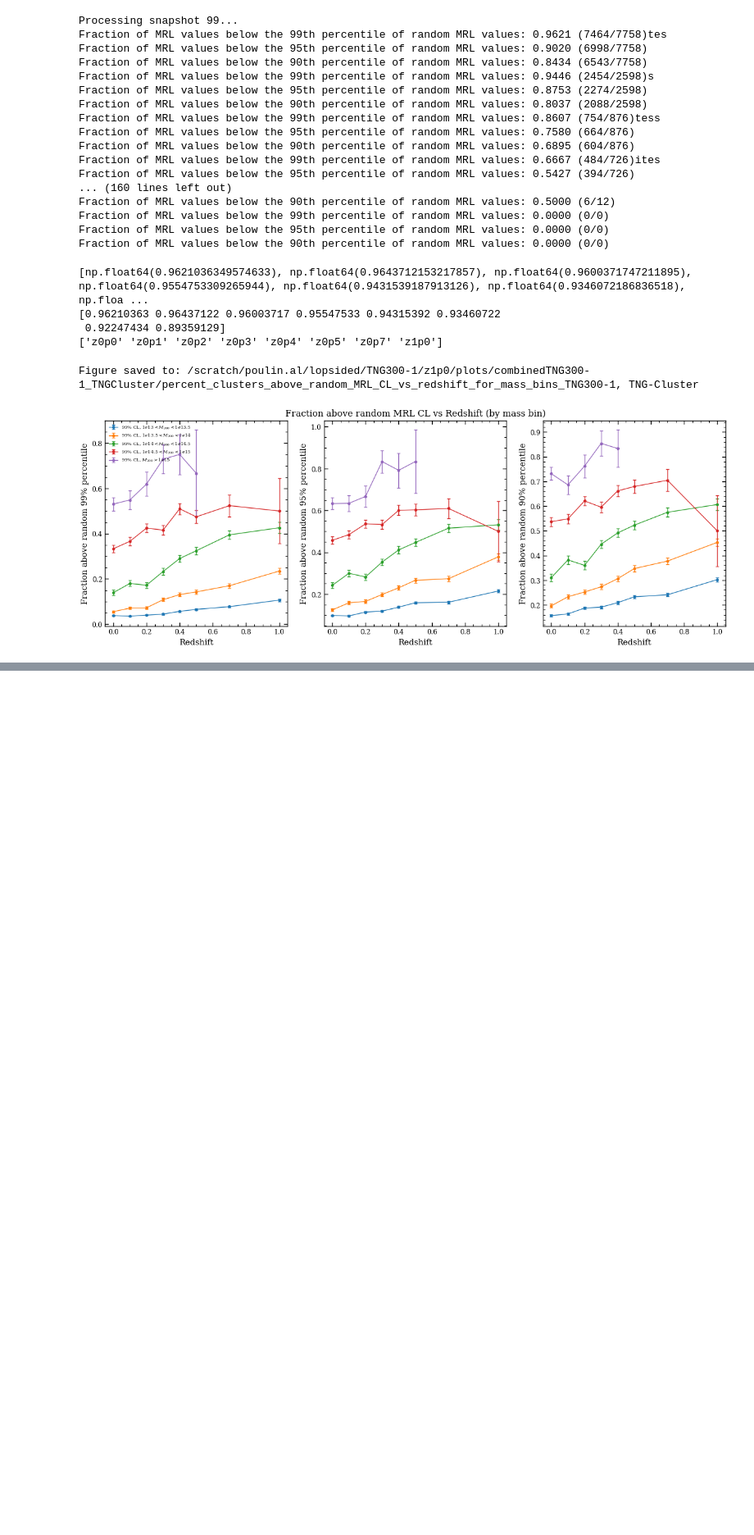
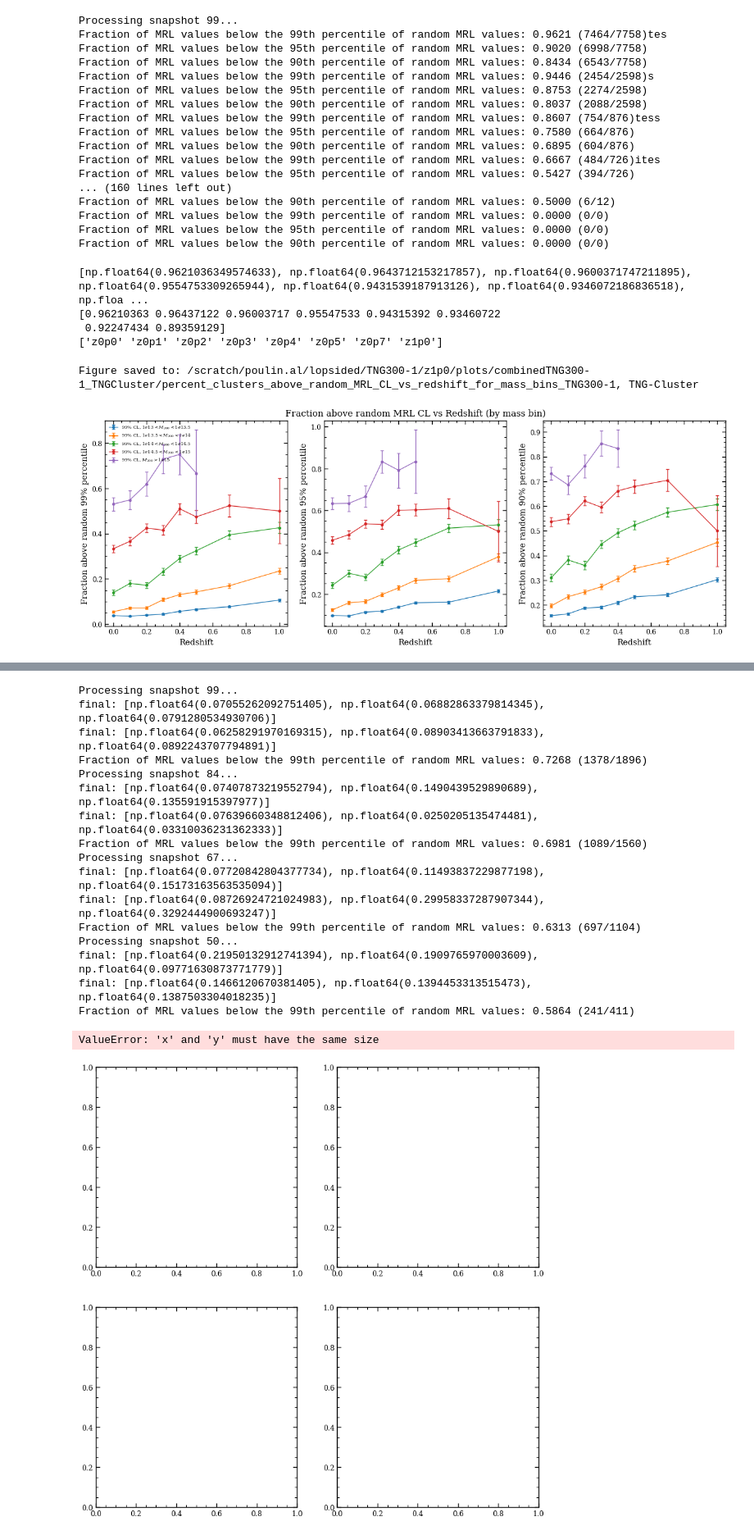
Before and after one commit to poulinal/sat-lopsidedness, a Jupyter notebook: src/myproject/redshiftGalaxyGroup-combine300Cluster.ipynb, the cells around one changed output, grey strips where cells are left out. Shown at 82% size. Saved outputs shown, nothing was run; the diff lists cells and outputs as text; code cells hidden in the pictures; blank space fills up the shorter version.

```diff
--- a/src/myproject/redshiftGalaxyGroup-combine300Cluster.ipynb
+++ b/src/myproject/redshiftGalaxyGroup-combine300Cluster.ipynb
@@ -1143,0 +1370,66 @@ Figure saved to: /scratch/poulin.al/lopsided/TNG-Cluster/z1p0/plots/median_mass_
+# %%
+# make four panel plot with the following for MRL distribution at 99% CL:
+# - top left: z=0 MRL distribution for the full sample
+# - top right: z=0.2
+# - bottom left: z=0.5
+# - bottom right: z=1.0
+
+MRL_values_list_redshift, MRL_bin_centers_list_redshift, MRL_errors_list_redshift = [], [], []
+for snapshot in SnapshotEnum.getAllSnapshots():
+    if snapshot[0] < 45:
+        continue #too high redshift
+    if snapshot[0] not in [99, 84, 67, 50]: #only do the 4 redshifts we want to plot
+        continue #skip other redshifts
+    print(f"Processing snapshot {snapshot[0]}...")
+    galaxyAnalysisSnapshot = listRedshiftGalaxyAnalysis.getGalaxyAnalysisSnapshot(snapshot[0])
+    random_MRL_values = galaxyAnalysisSnapshot.filtered_gt14_list_of_galaxy_groups.compute_MRL_random_distribution_curves_for_LGG(parallelize=False, num_samples=1000)
+    (f_cl, c_cl, n_cl, MRL_values), MRL_bin_centers, MRL_errors = galaxyAnalysisSnapshot.getPercentOfClustersAboveRandomMRLCL(galaxyAnalysisSnapshot.filtered_gt14_list_of_galaxy_groups, percentageMRL=99, random_mrl_values=random_MRL_values)
+
+    MRL_values_list_redshift.append(MRL_values)
+    MRL_bin_centers_list_redshift.append(MRL_bin_centers)
+    MRL_errors_list_redshift.append(MRL_errors)
+
+MRL_distribution_overlay_plotter = AstroPlotter()
+MRL_distribution_overlay_fig, MRL_distribution_overlay_ax = MRL_distribution_overlay_plotter.create_figure(ncols=2, nrows=2, figsize=(10, 10))
+redshift_labels = [0.0, 0.2, 0.5, 1.0]
+for i in range(len(MRL_values_list_redshift)):
+    MRL_distribution_overlay_ax[i//2, i%2].errorbar(
+        MRL_bin_centers_list_redshift[i],
+        MRL_values_list_redshift[i],
+        yerr=MRL_errors_list_redshift[i],
+        label=f'z={redshift_labels[i]}',
+        marker='o',
+        linestyle='-',
+        capsize=2,
+        elinewidth=1,
+        linewidth=1,
+        markersize=3,
+    )
+    MRL_distribution_overlay_ax[i//2, i%2].set_xlabel('MRL Value')
+    MRL_distribution_overlay_ax[i//2, i%2].set_ylabel('Fraction of Clusters Above Random MRL CL')
+    MRL_distribution_overlay_ax[i//2, i%2].set_title(f'MRL Distribution at z={redshift_labels[i]}')
+    MRL_distribution_overlay_ax[i//2, i%2].legend()
+MRL_distribution_overlay_plotter.save_figure(
+    MRL_distribution_overlay_fig,
+    galaxyAnalysisSnapshot.scratchPlotDirc
+    + f'/mrl_distribution_at_99_CL_overlay_for_redshifts_{galaxyAnalysisSnapshot.sim}{galaxyAnalysisSnapshot.plotEndingFormat}',
+)
+# %% [output]
+Processing snapshot 99...
+final: [np.float64(0.07055262092751405), np.float64(0.06882863379814345), np.float64(0.0791280534930706)]
+final: [np.float64(0.06258291970169315), np.float64(0.08903413663791833), np.float64(0.0892243707794891)]
+Fraction of MRL values below the 99th percentile of random MRL values: 0.7268 (1378/1896)
+Processing snapshot 84...
+final: [np.float64(0.07407873219552794), np.float64(0.1490439529890689), np.float64(0.135591915397977)]
+final: [np.float64(0.07639660348812406), np.float64(0.0250205135474481), np.float64(0.03310036231362333)]
+Fraction of MRL values below the 99th percentile of random MRL values: 0.6981 (1089/1560)
+Processing snapshot 67...
+final: [np.float64(0.07720842804377734), np.float64(0.11493837229877198), np.float64(0.15173163563535094)]
+final: [np.float64(0.08726924721024983), np.float64(0.29958337287907344), np.float64(0.3292444900693247)]
+Fraction of MRL values below the 99th percentile of random MRL values: 0.6313 (697/1104)
+Processing snapshot 50...
+final: [np.float64(0.21950132912741394), np.float64(0.1909765970003609), np.float64(0.09771630873771779)]
+final: [np.float64(0.1466120670381405), np.float64(0.1394453313515473), np.float64(0.1387503304018235)]
+Fraction of MRL values below the 99th percentile of random MRL values: 0.5864 (241/411)
+ValueError: 'x' and 'y' must have the same size
+[figure, added]
```
Also changed, not shown: parts of 12 cells of this notebook, 3 other files.
